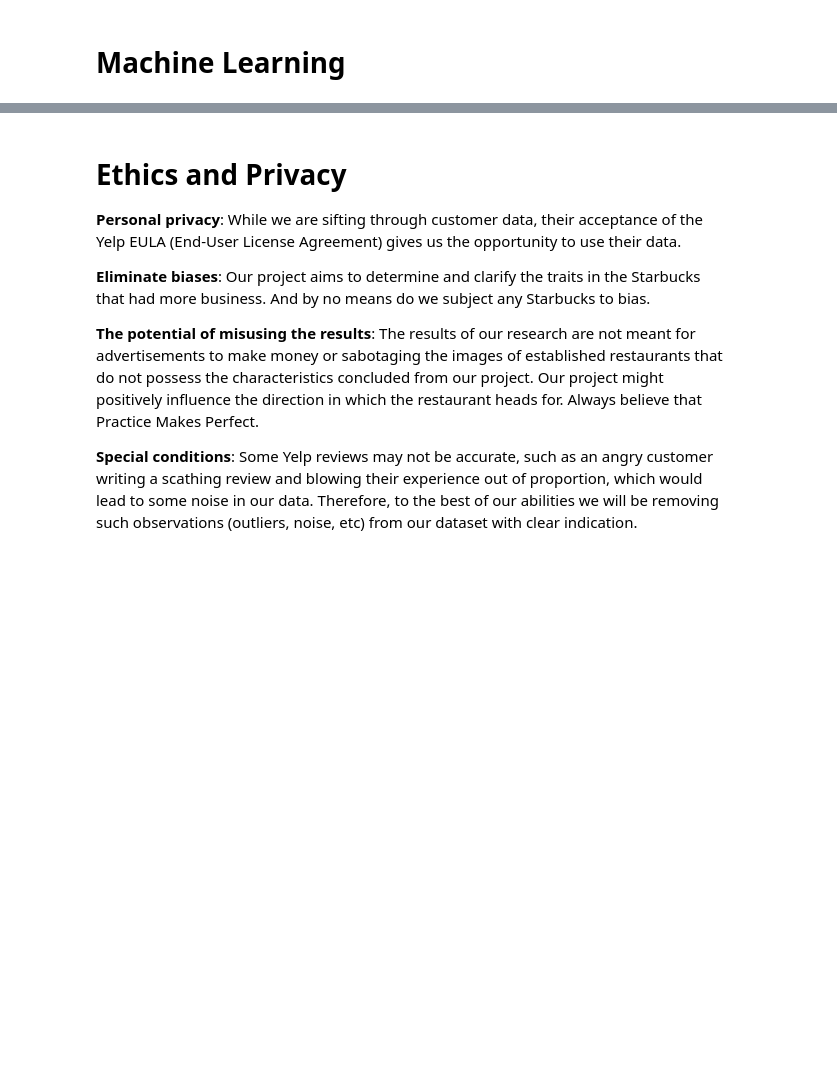
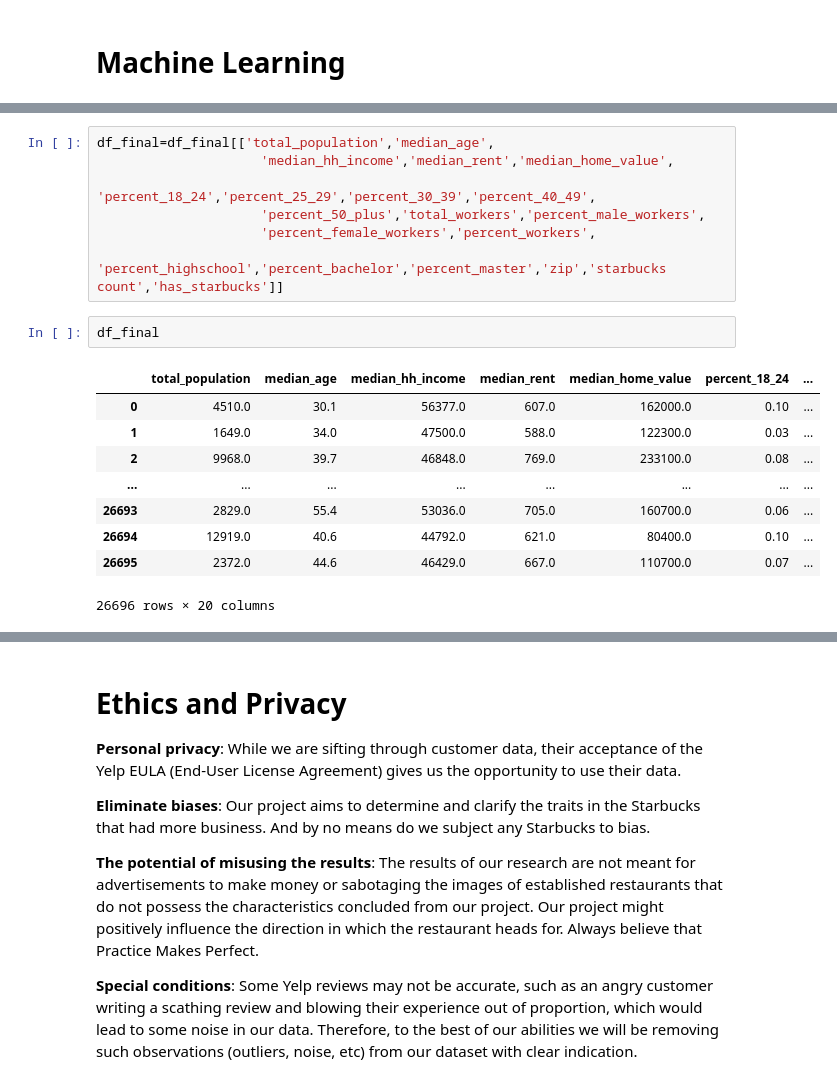
Before and after one commit to reveloff-ucsd/COGS108_44, a Jupyter notebook: FinalProject_Group044.ipynb, the cells around one changed output, grey strips where cells are left out. Drawn from its saved outputs; the diff is of its cells as text; blank space fills up the shorter version.

```diff
--- a/FinalProject_Group044.ipynb
+++ b/FinalProject_Group044.ipynb
@@ -677,0 +739,19 @@ df_census['percent_master']=df_census['masters_degree']/df_census['total_25_plus
+# %%
+df_final=df_final[['total_population','median_age',
+                     'median_hh_income','median_rent','median_home_value',
+                     'percent_18_24','percent_25_29','percent_30_39','percent_40_49',
+                     'percent_50_plus','total_workers','percent_male_workers',
+                     'percent_female_workers','percent_workers',
+                     'percent_highschool','percent_bachelor','percent_master','zip','starbucks count','has_starbucks']]
+# %%
+df_final
+# %% [output]
+|  | total_population | median_age | median_hh_income | median_rent | median_home_value | percent_18_24 | ... |
+| 0 | 4510.0 | 30.1 | 56377.0 | 607.0 | 162000.0 | 0.10 | ... |
+| 1 | 1649.0 | 34.0 | 47500.0 | 588.0 | 122300.0 | 0.03 | ... |
+| 2 | 9968.0 | 39.7 | 46848.0 | 769.0 | 233100.0 | 0.08 | ... |
+| ... | ... | ... | ... | ... | ... | ... | ... |
+| 26693 | 2829.0 | 55.4 | 53036.0 | 705.0 | 160700.0 | 0.06 | ... |
+| 26694 | 12919.0 | 40.6 | 44792.0 | 621.0 | 80400.0 | 0.10 | ... |
+| 26695 | 2372.0 | 44.6 | 46429.0 | 667.0 | 110700.0 | 0.07 | ... |
+26696 rows × 20 columns
```
Also changed, not shown: parts of 30 cells of this notebook.
